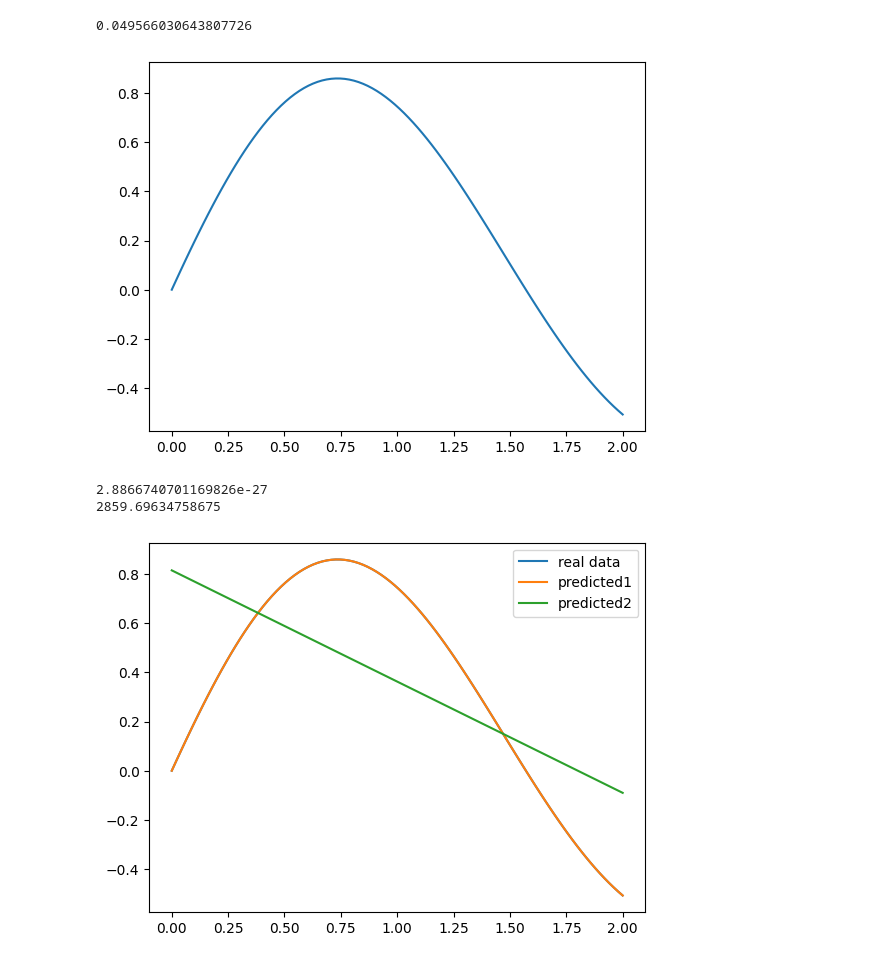
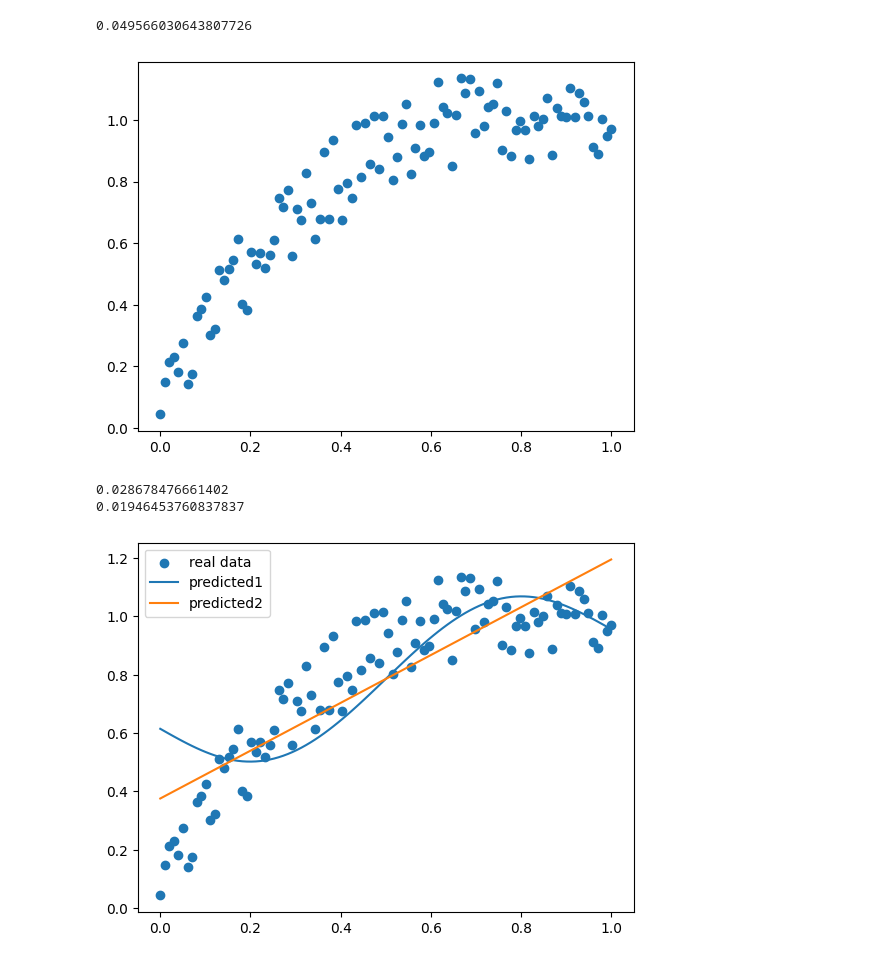
Before and after one commit to goli3148/MachineLearning, a Jupyter notebook: 31_WKPCA_Regression/WeightedKernelPCA.ipynb, the cells around one changed output. Cells and saved outputs as stored; diff of their text form; code cells hidden in the pictures.

```diff
--- a/31_WKPCA_Regression/WeightedKernelPCA.ipynb
+++ b/31_WKPCA_Regression/WeightedKernelPCA.ipynb
@@ -36,21 +36,22 @@ print(mean_squared_error(y_test, y_pred))
 # %% [output]
 0.049566030643807726
 # %%
-x = np.linspace(0, 2, 100)
-y = np.sin(2*x)/np.exp(x/5)
+x = np.linspace(0, 1, 100)
+y = np.sin(2*x)/np.exp(x/5) + 0.3 * np.random.rand(x.shape[0],)
 x = x.reshape(-1, 1)
 y = y.reshape(-1, 1)
-plt.plot(x, y)
+plt.scatter(x, y)
 plt.show()
 # %% [output]
-[figure, old version]
+[figure, new version]
 # %%
 def compute_gram_matrix(X, kernel='rbf', **kwargs):
     return pairwise_kernels(X, metric=kernel, **kwargs)
 
-K = compute_gram_matrix(x, kernel='rbf', gamma=0.1)
-K = y@y.T@K
-pca = PCA(n_components=5)
+K = compute_gram_matrix(x, kernel='rbf', gamma=20)
+# K = y@y.T@np.eye(K.shape[0])
+
+pca = PCA(n_components=1)
 X_kpca = pca.fit_transform(K)
 
 model = LinearRegression()
@@ -65,13 +66,13 @@ model.fit(x, y)
 y_pred2 = model.predict(x)
 print(mean_squared_error(y, y_pred2))
 # %% [output]
-2.8866740701169826e-27
-2859.69634758675
+0.028678476661402
+0.01946453760837837
 # %%
-plt.plot(x, y, label='real data')
+plt.scatter(x, y, label='real data')
 plt.plot(x, y_pred, label='predicted1')
 plt.plot(x, y_pred2, label='predicted2')
 plt.legend()
 plt.show()
 # %% [output]
-[figure, old version]
+[figure, new version]
```
Also changed, not shown: 20 other files.
